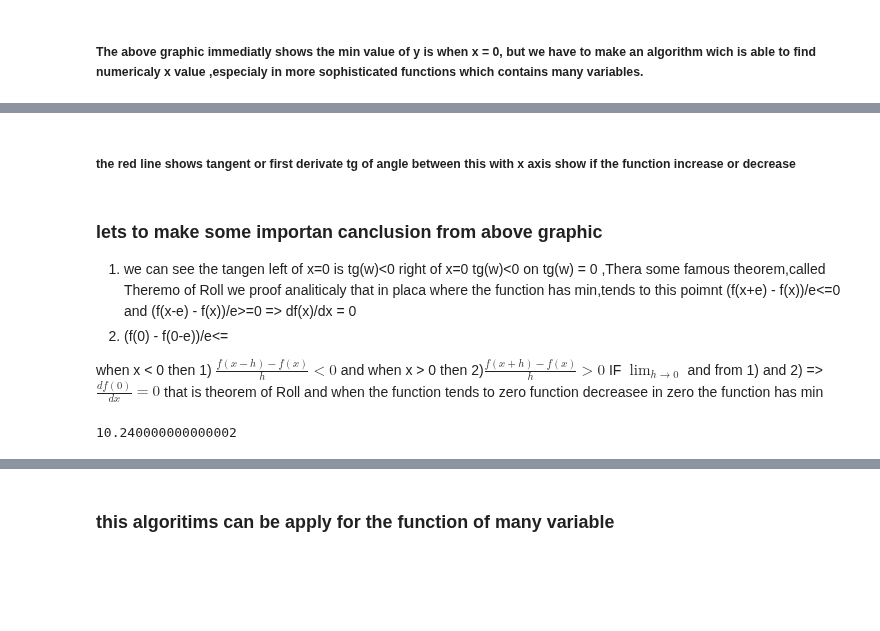
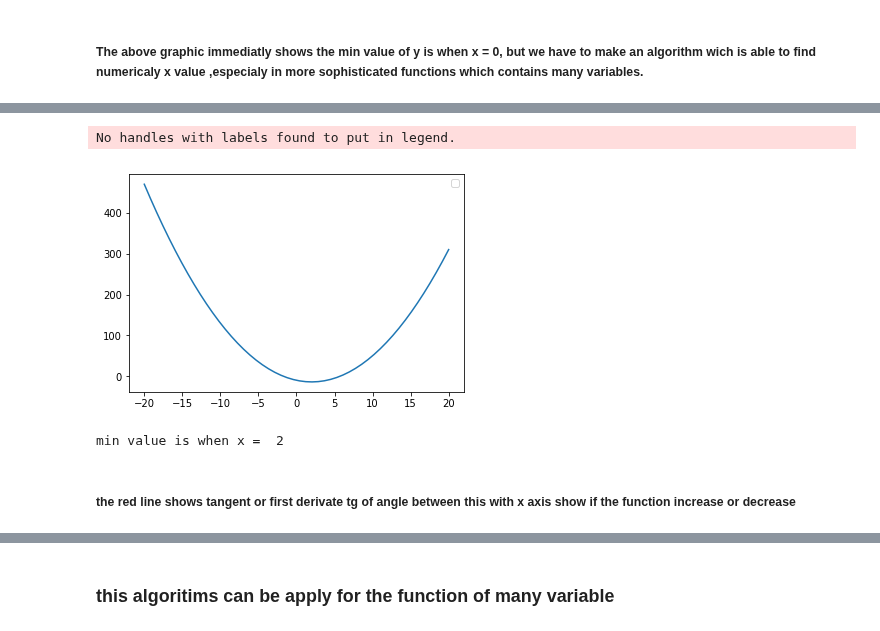
Before and after one commit to daodavid/maths-behind-ML, a Jupyter notebook: Regresion Model/gradient descent.ipynb, the cells around one changed output, grey strips where cells are left out. Drawn from its saved outputs; the diff is of its cells as text; code cells hidden in the pictures; blank space fills up the shorter version.

Commit message:
refactor gradient descent explanation

```diff
--- a/Regresion Model/gradient descent.ipynb
+++ b/Regresion Model/gradient descent.ipynb
@@ -21,6 +23,18 @@ def plot_function(x_args,y_args,show=True,label='',x_label='',y_label=''):
     """
     """
     plt.plot(x_args,y_args,label=label)
+    plt.legend()
+    plt.xlabel(x_label)
+    plt.ylabel(y_label)
+    if show:
+        plt.show()
+
+def plot_function_f(f,show=True,label='',x_label='',y_label='',x_range=20,y_range=-20):
+    """
+    """
+    x = np.linspace(-x_range,x_range)
+    y = [f(i) for i in x]
+    plt.plot(x,y,label=label)
     plt.legend()
     plt.xlabel(x_label)
     plt.ylabel(y_label)
@@ -67,6 +81,22 @@ def plot_derivative_at_point(function, point, derivative = None, min_x = -10, ma
     tangent_line_y = slope * tangent_line_x + intercept
     plt.plot(x, y)
     plt.plot(tangent_line_x, tangent_line_y,color='r')
+
+
+def plot3D(f,label=''):
+    fig = plt.figure(figsize=(20,20))
+    ax = fig.add_subplot(111, projection='3d')
+    x = np.linspace(-50,50)
+    y = np.linspace(-50,50)
+
+    X, Y = np.meshgrid(x, y)
+    Z = f(X, Y)
+    #.plot3D(X, Y, Z, 'gray')
+    ax.contour3D(X, Y, Z, 50, cmap='binary')
+    ax.set_xlabel('a',fontsize=25)
+    ax.set_ylabel('b',fontsize=25)
+    ax.set_zlabel('cost',fontsize=25)
+    plt.legend()
 # %%
 y = lambda x : x**2
 x_args = np.linspace(-10,10)
@@ -83,3 +108,0 @@ plot_function(x_args,y_args,label="$y=x^2$",x_label='x',y_label='y')
-# %%
-for i in np.linspace(-10,10,5):
-    plot_derivative_at_point(y, i, derivative = None, min_x = -10, max_x = 10)
@@ -93,0 +122,8 @@ In this case y=9 ,y'=-6,what does it mean y' = -6 this mean that <br>
+# %%
+def perform_gradien_descent(gradient,init_x=-10,learning_step=0.1,count_iteration=1000):
+    x = init_x
+    for i in range(count_iteration):
+        x = x - gradient(x)*learning_step
+        #print(x)
+
+    return math.ceil(x)
@@ -94,13 +143,12 @@ In this case y=9 ,y'=-6,what does it mean y' = -6 this mean that <br>
+# %%
+f = lambda x : x**2 - 4*x -10
+plot_function_f(f)
+f_prim = lambda x : x*2 - 4
+result = perform_gradien_descent(f_prim)
+print('min value is when x = ',math.ceil(result))
+# %% [output]
+No handles with labels found to put in legend.
+[figure, added]
+min value is when x =  2
 # %% [markdown]
 ##### the red line shows tangent or first derivate tg of angle between this  with x axis show if the function increase or decrease
-# %% [markdown]
-### lets to make some importan canclusion from above graphic
-1) we can see the tangen left of x=0 is tg(w)<0 right of x=0  tg(w)<0 on tg(w) = 0 ,Thera some famous theorem,called Theremo of Roll we proof analiticaly that in placa where the function has min,tends to this poimnt (f(x+e) - f(x))/e<=0  and (f(x-e) - f(x))/e>=0  => df(x)/dx = 0
-2) (f(0) - f(0-e))/e<=
-
-when x < 0 then 1) $\frac{f(x-h) - f(x)}{h}<0 $ and when x > 0 then 2)$\frac{f(x+h) - f(x)}{h}>0$ IF $\lim_{h \to 0}$ and from 1) and 2) => $\frac{df(0)}{dx} = 0 $ that is theorem of Roll
-and when the function tends to zero  function decreasee in zero the function has min
-# %%
-(3.2)**2
-# %% [output]
-10.240000000000002
```
Also changed, not shown: parts of 27 cells of this notebook.
